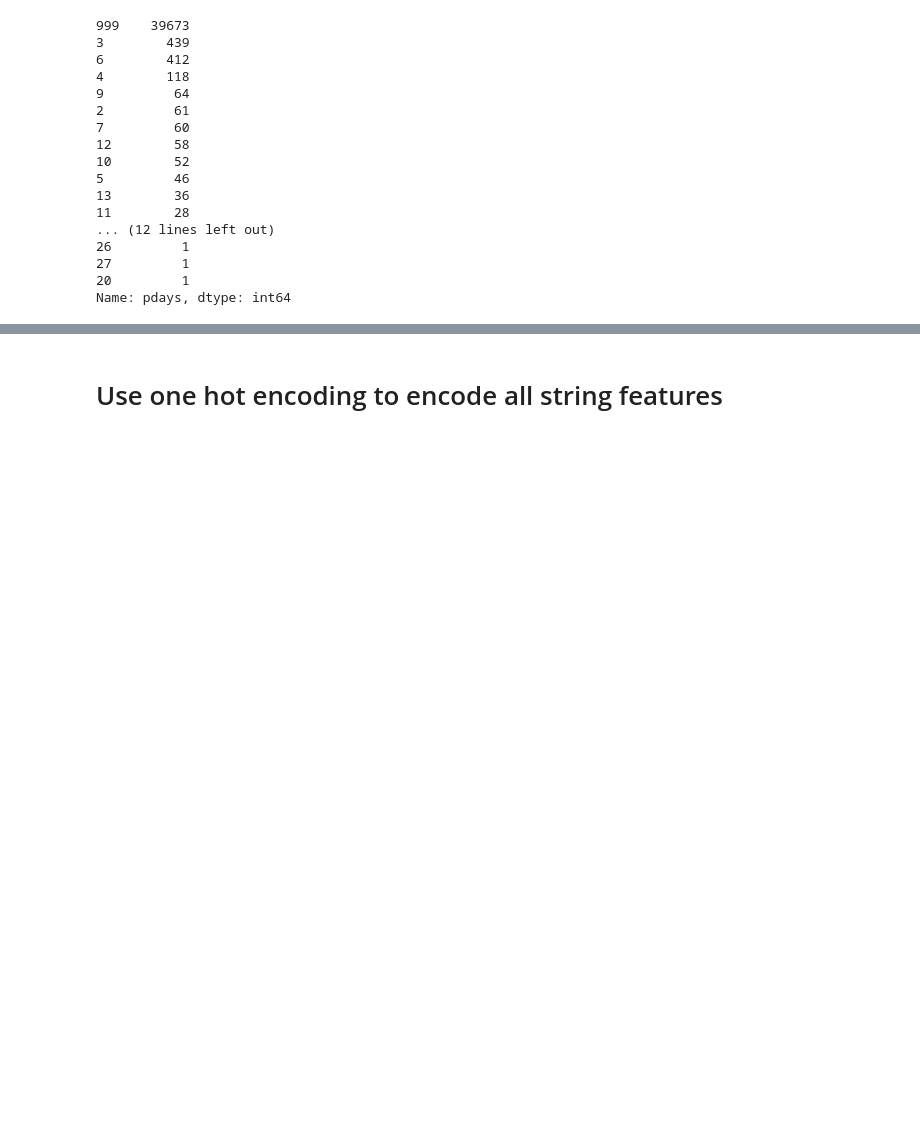
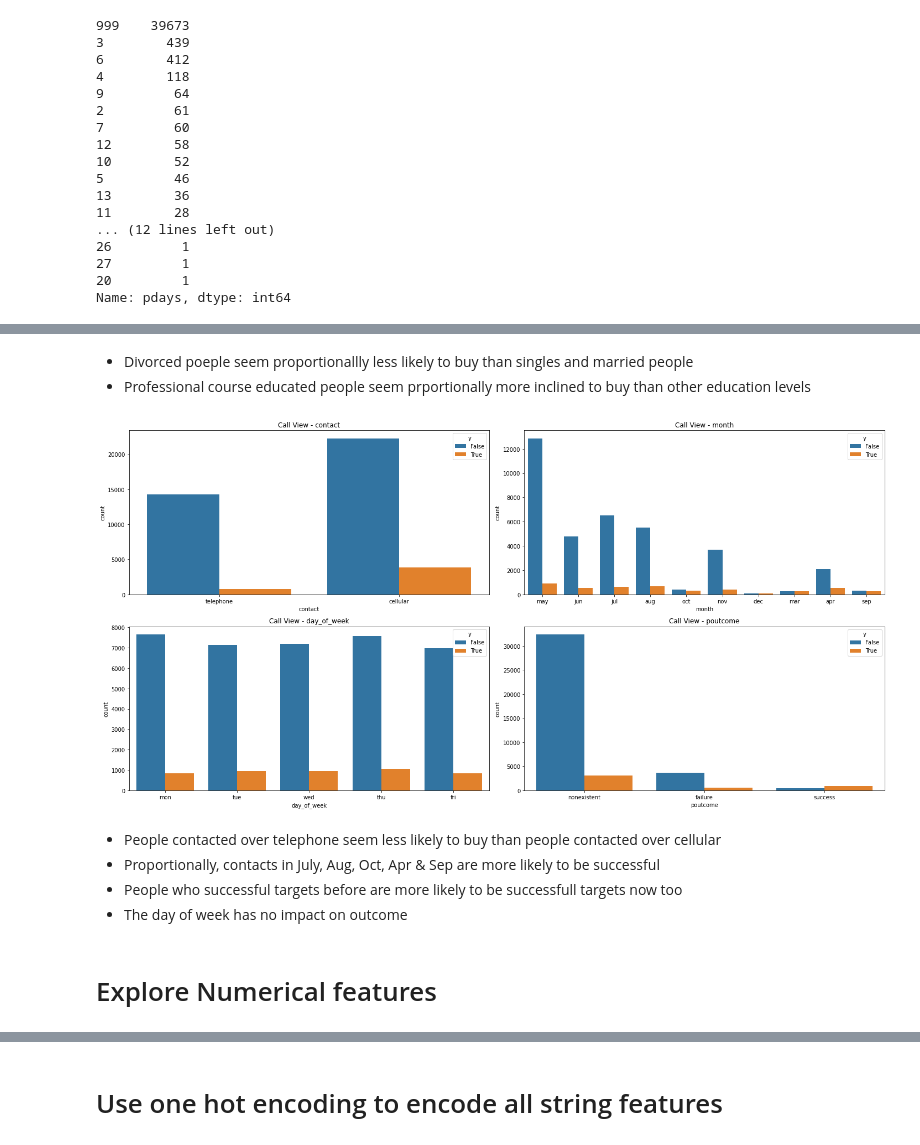
Before and after one commit to hdushan/optus_u_ai_ml_assignment, a Jupyter notebook: assignment.ipynb, the cells around one changed output, grey strips where cells are left out. Saved outputs shown, nothing was run; the diff lists cells and outputs as text; code cells hidden in the pictures; blank space fills up the shorter version.

```diff
--- a/assignment.ipynb
+++ b/assignment.ipynb
@@ -472,0 +526,16 @@ Name: pdays, dtype: int64
+# %% [markdown]
+
+
+*   Divorced poeple seem proportionallly less likely to buy than singles and married people
+*   Professional course educated people seem prportionally more inclined to buy than other education levels
+# %%
+plot_categorical_features(['contact', 'month', 'day_of_week', 'poutcome'], 'Call View')
+# %% [output]
+[figure, added]
+# %% [markdown]
+*   People contacted over telephone seem less likely to buy than people contacted over cellular
+*   Proportionally, contacts in July, Aug, Oct, Apr & Sep are more likely to be successful
+*   People who successful targets before are more likely to be successfull targets now too
+*   The day of week has no impact on outcome
+# %% [markdown]
+# Explore Numerical features
```
Also changed, not shown: parts of 21 cells of this notebook.
